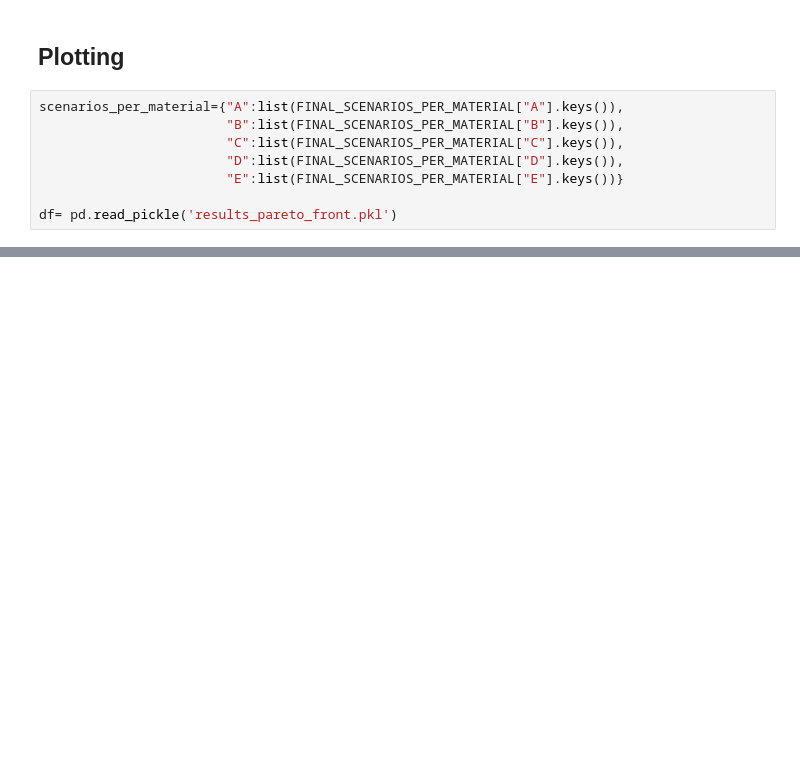
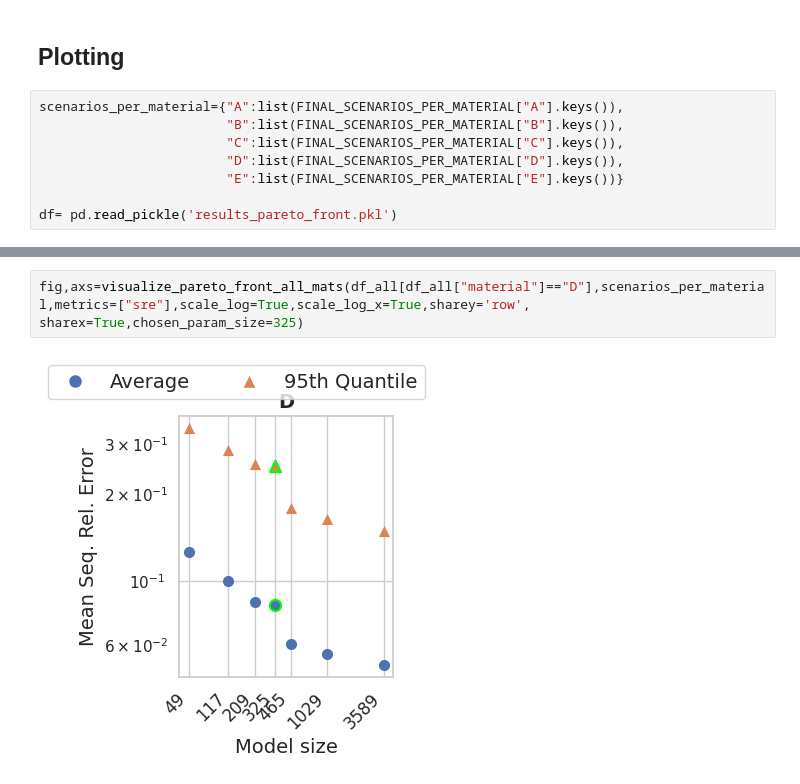
Before and after one commit to upb-lea/RHINO-MAG, a Jupyter notebook: dev/evaluation/os-pareto_front.ipynb, the cells around one changed output, grey strips where cells are left out. Cells and saved outputs as stored; diff of their text form; blank space fills up the shorter version.

```diff
--- a/dev/evaluation/os-pareto_front.ipynb
+++ b/dev/evaluation/os-pareto_front.ipynb
@@ -181,0 +307,4 @@ fig,axs=visualize_pareto_front_all_mats(df,scenarios_per_material,metrics=["sre"
+# %%
+fig,axs=visualize_pareto_front_all_mats(df_all[df_all["material"]=="D"],scenarios_per_material,metrics=["sre"],scale_log=True,scale_log_x=True,sharey='row', sharex=True,chosen_param_size=325)
+# %% [output]
+[figure, added]
```
Also changed, not shown: parts of 5 cells of this notebook.
